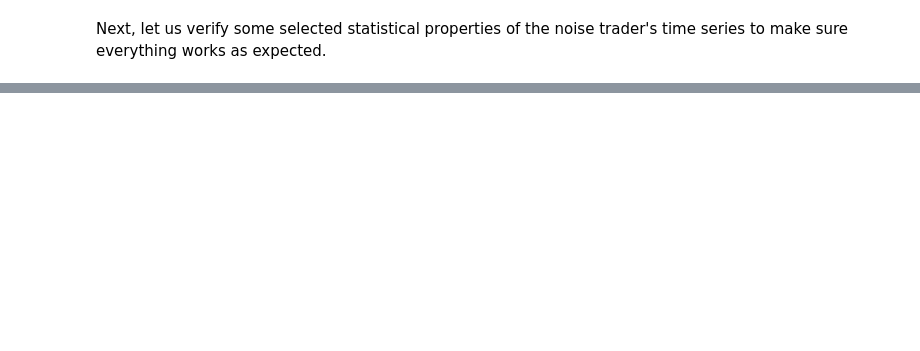
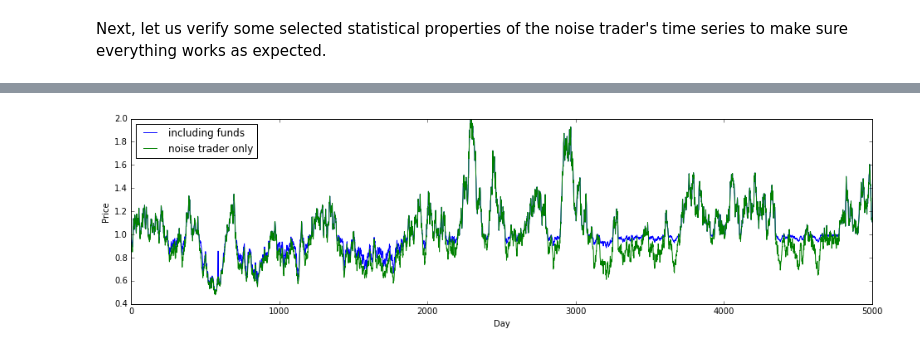
Before and after one commit to davidrpugh/sfi-complexity-mooc, a Jupyter notebook: notebooks/leverage.ipynb, the cells around one changed output, grey strips where cells are left out. Drawn from its saved outputs; the diff is of its cells as text; code cells hidden in the pictures; blank space fills up the shorter version.

```diff
--- a/notebooks/leverage.ipynb
+++ b/notebooks/leverage.ipynb
@@ -277,0 +311,34 @@ Compare constrast model predictions for rational expectations, naive expectation
+# %%
+funds = []
+Fund.maxLeverage = 50
+for beta in range(1, 10):
+    funds.append(Fund(beta * 5))
+
+days = range(1, 5000)
+price = 1
+prices = [price]
+noiseTraderInvestment = 1000
+noiseTraderPrices = [noiseTraderInvestment/N]
+fundWealth = []
+for day in days:
+    for f in funds:
+        f.checkBankrupt(price)
+    noiseTraderInvestment = calculateNoiseTraderInvestment(noiseTraderInvestment)
+    price = findEquilibrium(noiseTraderInvestment, funds)
+    totalWealth = 0
+    for f in funds:
+        f.trade(price)
+        totalWealth = totalWealth + f.getWealth(price)
+    prices.append(price)
+    noiseTraderPrices.append(min(noiseTraderInvestment/N, maxPrice))
+    fundWealth.append(totalWealth)
+
+plot.figure(figsize=(16,4))
+plot.plot([0] + list(days), prices, 'b', label='including funds')
+plot.plot([0] + list(days), noiseTraderPrices, 'g', label='noise trader only')
+plot.xlabel('Day')
+plot.ylabel('Price')
+plot.legend(loc='upper left')
+plot.show()
+# %% [output]
+[figure, added]
```
Also changed, not shown: parts of 42 cells of this notebook.
